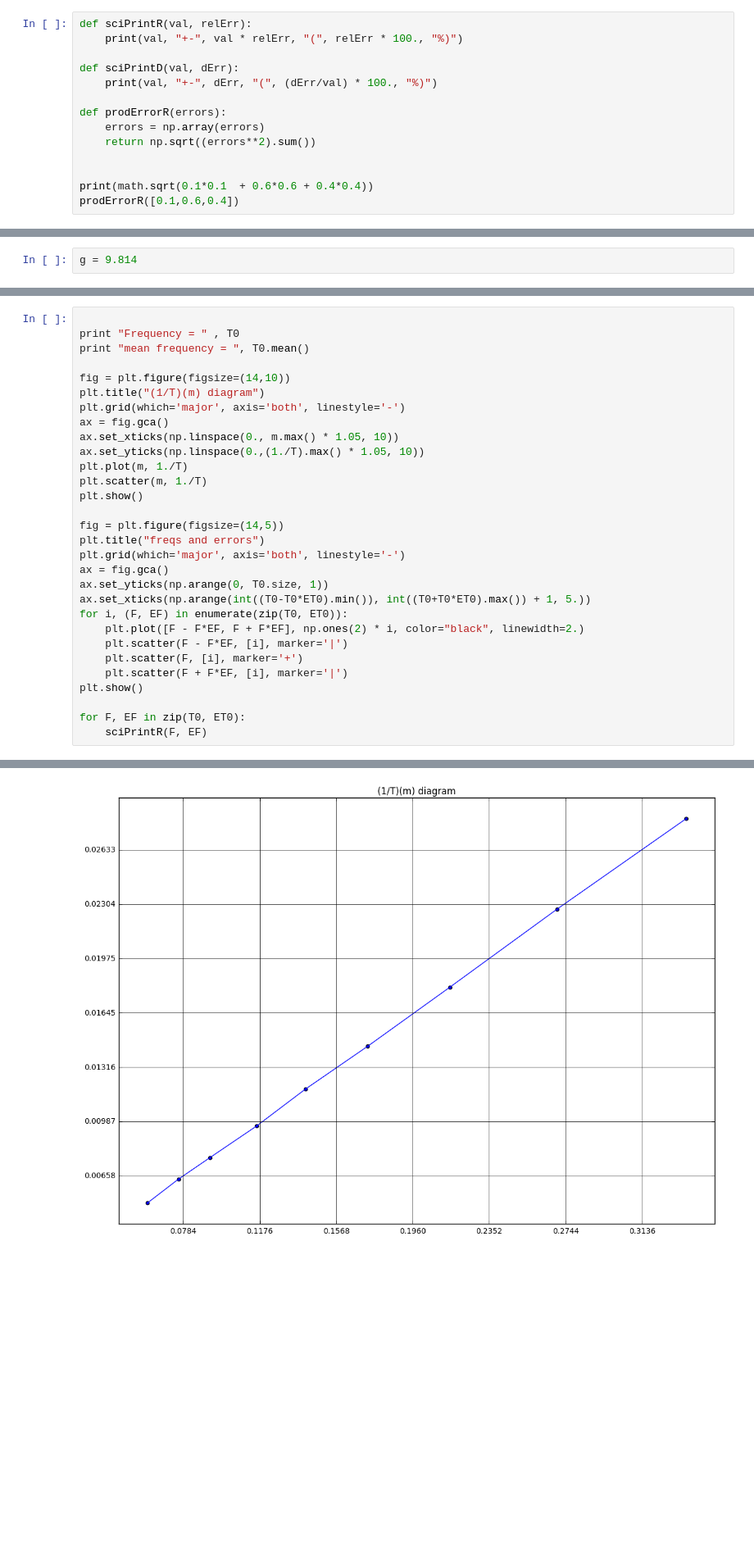
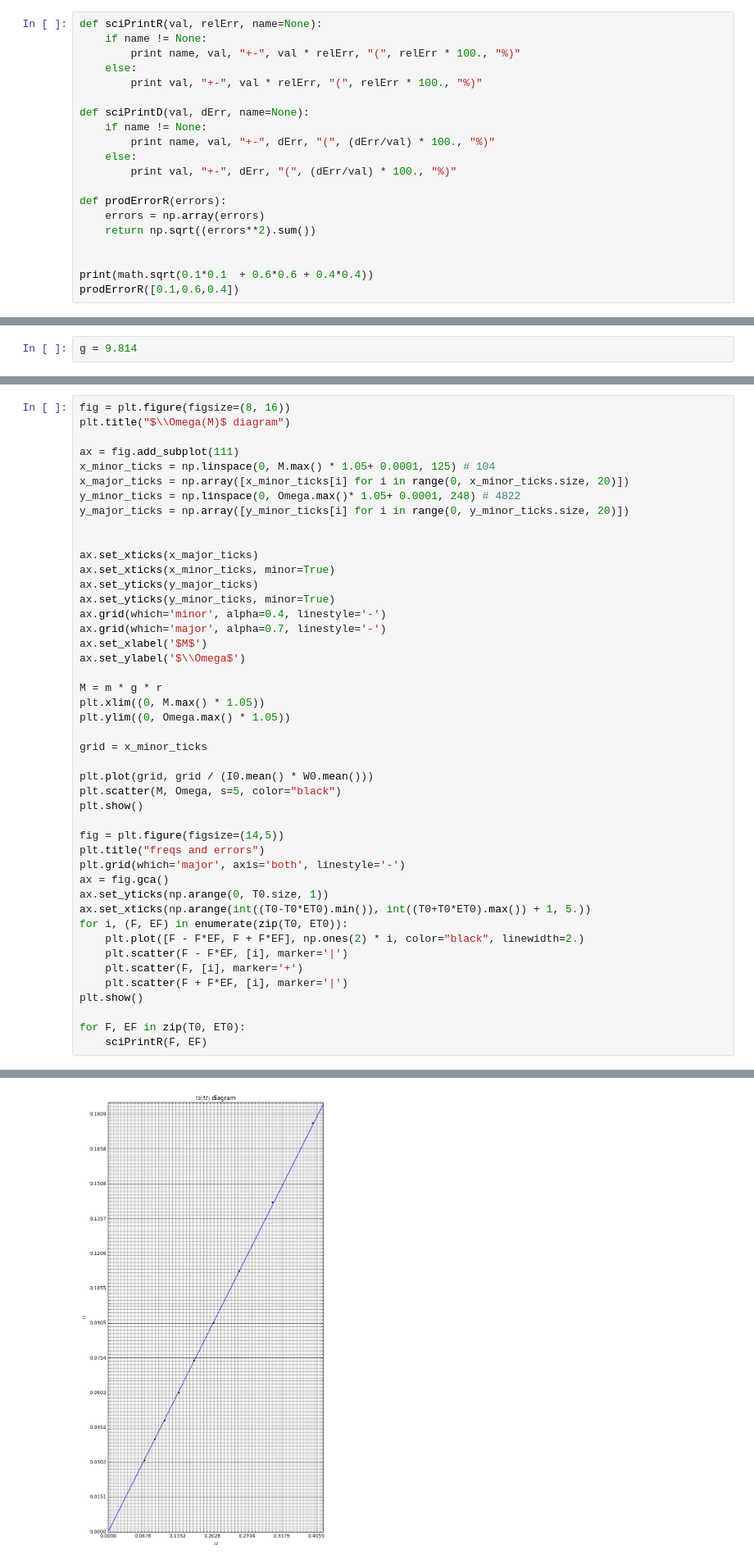
Before and after one commit to shevkunov/workout, a Jupyter notebook: labs/lab1.5.ipynb, the cells around one changed output, grey strips where cells are left out. Shown at 82% size. Saved outputs shown, nothing was run; the diff lists cells and outputs as text; blank space fills up the shorter version.

Commit message:
lab1.5 plot ready

```diff
--- a/labs/lab1.5.ipynb
+++ b/labs/lab1.5.ipynb
@@ -81,11 +81,17 @@ import matplotlib.pyplot as plt
 import math
 import random
 # %%
-def sciPrintR(val, relErr):
-    print(val, "+-", val * relErr, "(", relErr * 100., "%)")
+def sciPrintR(val, relErr, name=None):
+    if name != None:
+        print name, val, "+-", val * relErr, "(", relErr * 100., "%)"
+    else:
+        print val, "+-", val * relErr, "(", relErr * 100., "%)"
 
-def sciPrintD(val, dErr):
-    print(val, "+-", dErr, "(", (dErr/val) * 100., "%)")
+def sciPrintD(val, dErr, name=None):
+    if name != None:
+        print name, val, "+-", dErr, "(", (dErr/val) * 100., "%)"
+    else:
+        print val, "+-", dErr, "(", (dErr/val) * 100., "%)"
 
 def prodErrorR(errors):
     errors = np.array(errors)
@@ -227,16 +276,31 @@ ET0 = EW0
 # %%
+fig = plt.figure(figsize=(8, 16))
+plt.title("$\\Omega(M)$ diagram")
 
-print "Frequency = " , T0
-print "mean frequency = ", T0.mean()
+ax = fig.add_subplot(111)
+x_minor_ticks = np.linspace(0, M.max() * 1.05+ 0.0001, 125) # 104
+x_major_ticks = np.array([x_minor_ticks[i] for i in range(0, x_minor_ticks.size, 20)])
+y_minor_ticks = np.linspace(0, Omega.max()* 1.05+ 0.0001, 248) # 4822
+y_major_ticks = np.array([y_minor_ticks[i] for i in range(0, y_minor_ticks.size, 20)])
 
-fig = plt.figure(figsize=(14,10))
-plt.title("(1/T)(m) diagram")
-plt.grid(which='major', axis='both', linestyle='-')
-ax = fig.gca()
-ax.set_xticks(np.linspace(0., m.max() * 1.05, 10))
-ax.set_yticks(np.linspace(0.,(1./T).max() * 1.05, 10))
-plt.plot(m, 1./T)
-plt.scatter(m, 1./T)
+
+ax.set_xticks(x_major_ticks)
+ax.set_xticks(x_minor_ticks, minor=True)
+ax.set_yticks(y_major_ticks)
+ax.set_yticks(y_minor_ticks, minor=True)
+ax.grid(which='minor', alpha=0.4, linestyle='-')
+ax.grid(which='major', alpha=0.7, linestyle='-')
+ax.set_xlabel('$M$')
+ax.set_ylabel('$\\Omega$')
+
+M = m * g * r
+plt.xlim((0, M.max() * 1.05))
+plt.ylim((0, Omega.max() * 1.05))
+
+grid = x_minor_ticks
+
+plt.plot(grid, grid / (I0.mean() * W0.mean()))
+plt.scatter(M, Omega, s=5, color="black")
 plt.show()
 
 fig = plt.figure(figsize=(14,5))
@@ -261 +322 @@ mean frequency =  463.933148788
-[figure, old version]
+[figure, new version]
```
Also changed, not shown: parts of 6 cells of this notebook, 1 other file.
